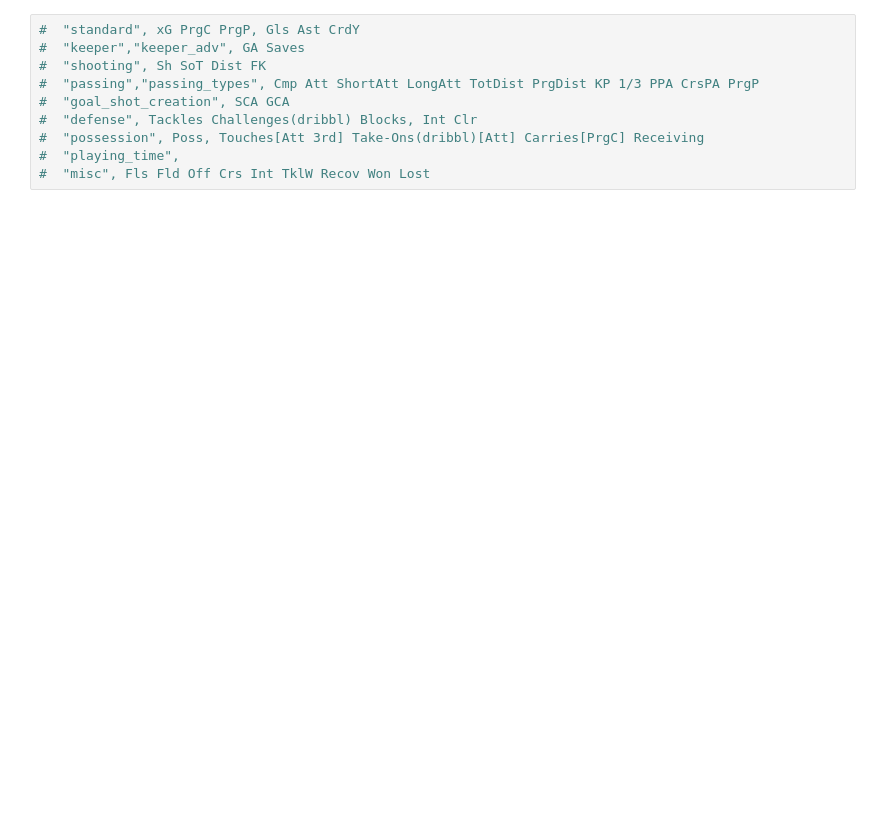
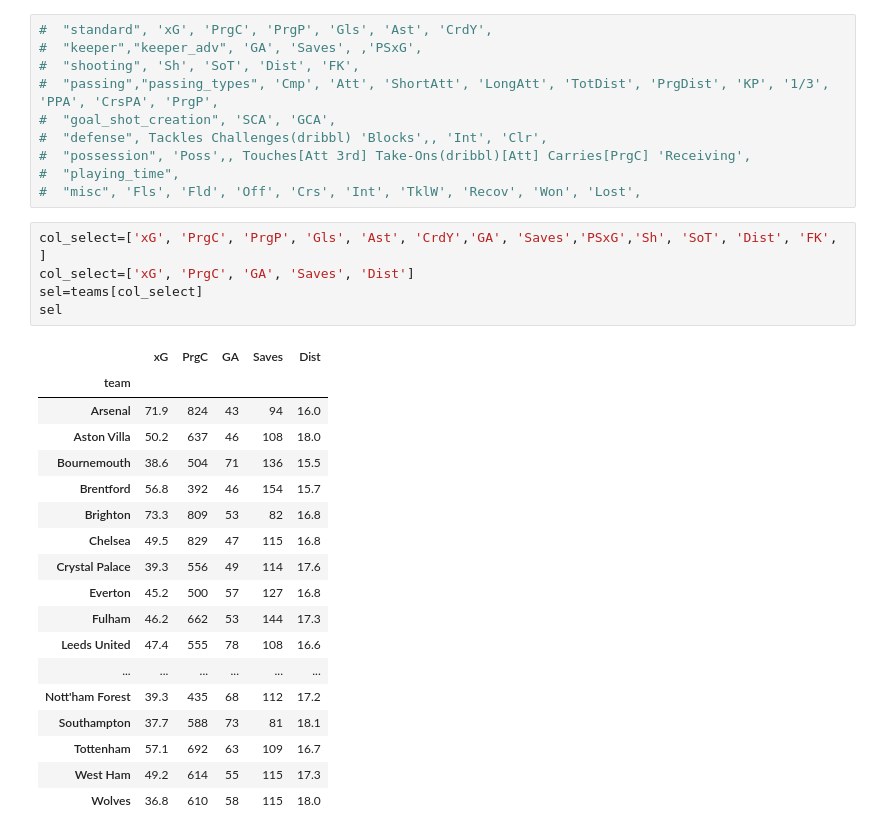
Before and after one commit to krawczyk071/predictor, a Jupyter notebook: play_styles/one.ipynb, the cells around one changed output. Drawn from its saved outputs; the diff is of its cells as text; blank space fills up the shorter version.

```diff
--- a/play_styles/one.ipynb
+++ b/play_styles/one.ipynb
@@ -39,10 +25,34 @@ t1=season_stats0.copy()
 # %%
-#  "standard", xG PrgC PrgP, Gls Ast CrdY
-#  "keeper","keeper_adv", GA Saves
-#  "shooting", Sh SoT Dist FK
-#  "passing","passing_types", Cmp Att ShortAtt LongAtt TotDist PrgDist KP 1/3 PPA CrsPA PrgP
-#  "goal_shot_creation", SCA GCA
-#  "defense", Tackles Challenges(dribbl) Blocks, Int Clr
-#  "possession", Poss, Touches[Att 3rd] Take-Ons(dribbl)[Att] Carries[PrgC] Receiving
+#  "standard", 'xG', 'PrgC', 'PrgP', 'Gls', 'Ast', 'CrdY',
+#  "keeper","keeper_adv", 'GA', 'Saves', ,'PSxG',
+#  "shooting", 'Sh', 'SoT', 'Dist', 'FK',
+#  "passing","passing_types", 'Cmp', 'Att', 'ShortAtt', 'LongAtt', 'TotDist', 'PrgDist', 'KP', '1/3', 'PPA', 'CrsPA', 'PrgP',
+#  "goal_shot_creation", 'SCA', 'GCA',
+#  "defense", Tackles Challenges(dribbl) 'Blocks',, 'Int', 'Clr',
+#  "possession", 'Poss',, Touches[Att 3rd] Take-Ons(dribbl)[Att] Carries[PrgC] 'Receiving',
 #  "playing_time",
-#  "misc", Fls Fld Off Crs Int TklW Recov Won Lost
+#  "misc", 'Fls', 'Fld', 'Off', 'Crs', 'Int', 'TklW', 'Recov', 'Won', 'Lost',
+# %%
+col_select=['xG', 'PrgC', 'PrgP', 'Gls', 'Ast', 'CrdY','GA', 'Saves','PSxG','Sh', 'SoT', 'Dist', 'FK', ]
+col_select=['xG', 'PrgC', 'GA', 'Saves', 'Dist']
+sel=teams[col_select]
+sel
+# %% [output]
+|  | xG | PrgC | GA | Saves | Dist |
+| team |  |  |  |  |  |
+| Arsenal | 71.9 | 824 | 43 | 94 | 16.0 |
+| Aston Villa | 50.2 | 637 | 46 | 108 | 18.0 |
+| Bournemouth | 38.6 | 504 | 71 | 136 | 15.5 |
+| Brentford | 56.8 | 392 | 46 | 154 | 15.7 |
+| Brighton | 73.3 | 809 | 53 | 82 | 16.8 |
+| Chelsea | 49.5 | 829 | 47 | 115 | 16.8 |
+| Crystal Palace | 39.3 | 556 | 49 | 114 | 17.6 |
+| Everton | 45.2 | 500 | 57 | 127 | 16.8 |
+| Fulham | 46.2 | 662 | 53 | 144 | 17.3 |
+| Leeds United | 47.4 | 555 | 78 | 108 | 16.6 |
+| ... | ... | ... | ... | ... | ... |
+| Nott'ham Forest | 39.3 | 435 | 68 | 112 | 17.2 |
+| Southampton | 37.7 | 588 | 73 | 81 | 18.1 |
+| Tottenham | 57.1 | 692 | 63 | 109 | 16.7 |
+| West Ham | 49.2 | 614 | 55 | 115 | 17.3 |
+| Wolves | 36.8 | 610 | 58 | 115 | 18.0 |
```
Also changed, not shown: parts of 20 cells of this notebook, 6 other files.
